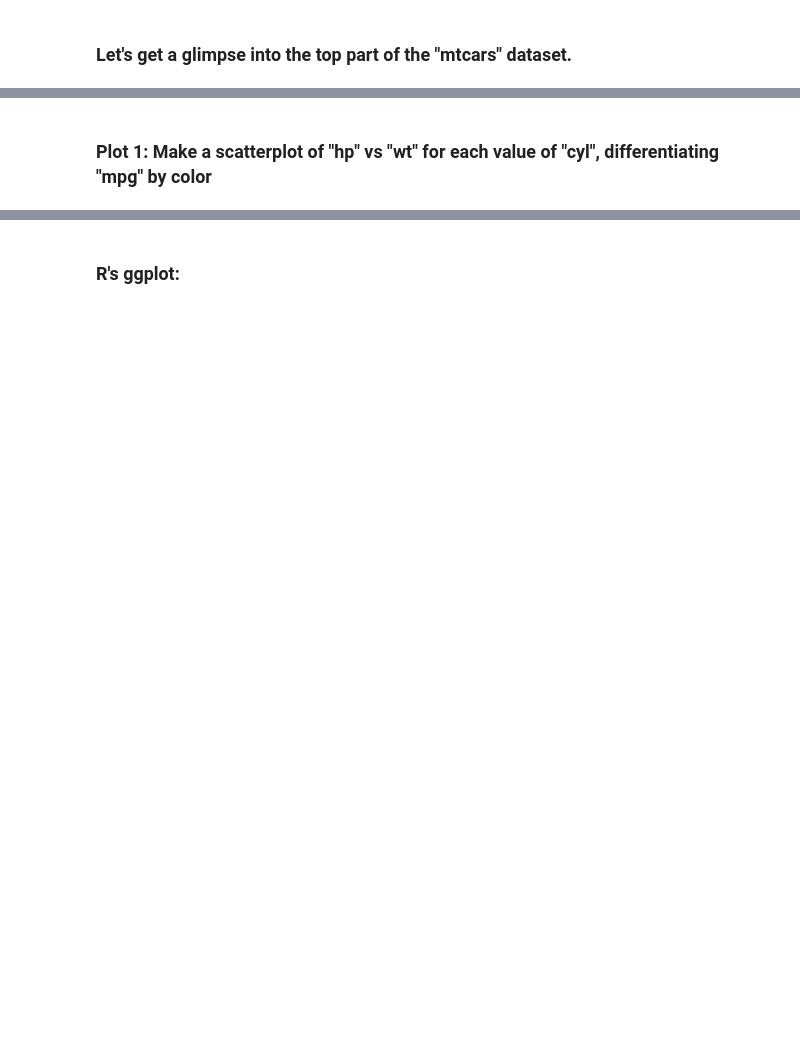
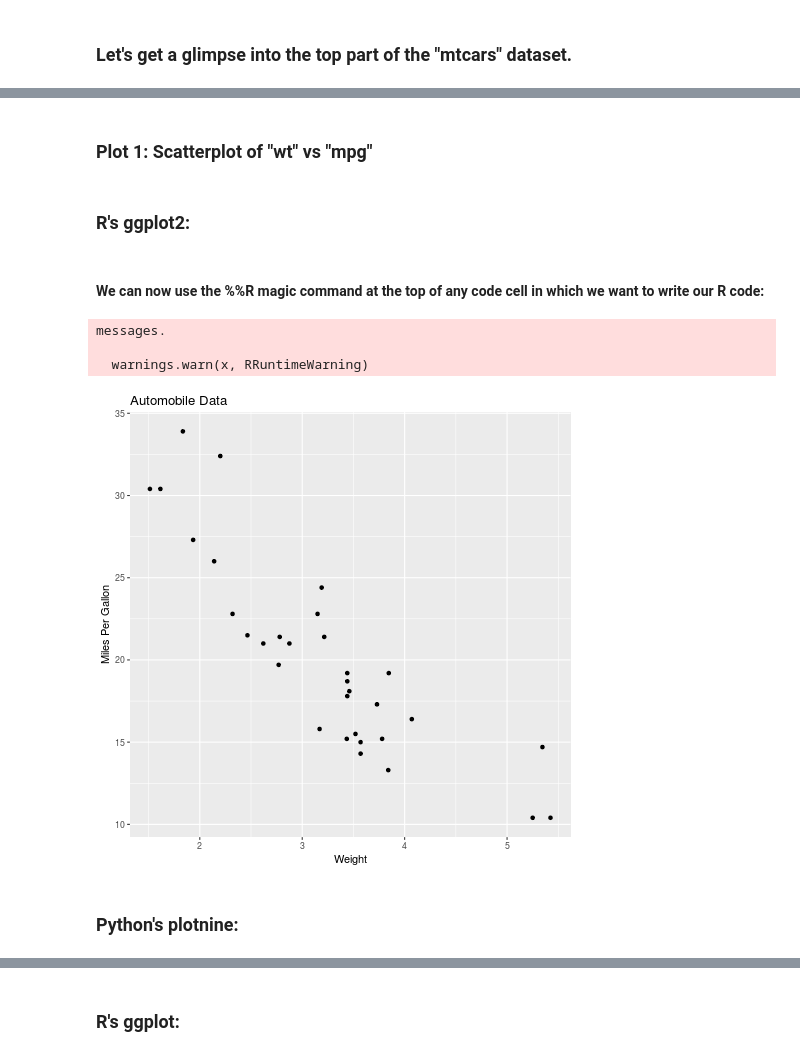
Before and after one commit to kshehzad221/plotnine-vs-ggplot2, a Jupyter notebook: Python plotnine vs R ggplot2.ipynb, the cells around one changed output, grey strips where cells are left out. Saved outputs shown, nothing was run; the diff lists cells and outputs as text; code cells hidden in the pictures; blank space fills up the shorter version.

```diff
--- a/plotnine (R ggplot for Python).ipynb
+++ b/Python plotnine vs R ggplot2.ipynb
@@ -33,2 +30,19 @@ mtcars.head()
-# %% [markdown]
-### Plot 1: Make a scatterplot of "hp" vs "wt" for each value of "cyl", differentiating "mpg" by color
+# %% [markdown]
+### Plot 1: Scatterplot of "wt" vs "mpg"
+# %% [markdown]
+### R's ggplot2:
+# %% [markdown]
+#### We can now use the %%R magic command at the top of any code cell in which we want to write our R code:
+# %%
+%%R
+library(ggplot2)
+ggplot(data=mtcars, aes(x=wt, y=mpg)) +
+geom_point() +
+labs(title="Automobile Data", x="Weight", y="Miles Per Gallon")
+# %% [output]
+messages.
+
+  warnings.warn(x, RRuntimeWarning)
+[figure, added]
+# %% [markdown]
+### Python's plotnine:
```
Also changed, not shown: parts of 94 cells of this notebook, 1 other file.
